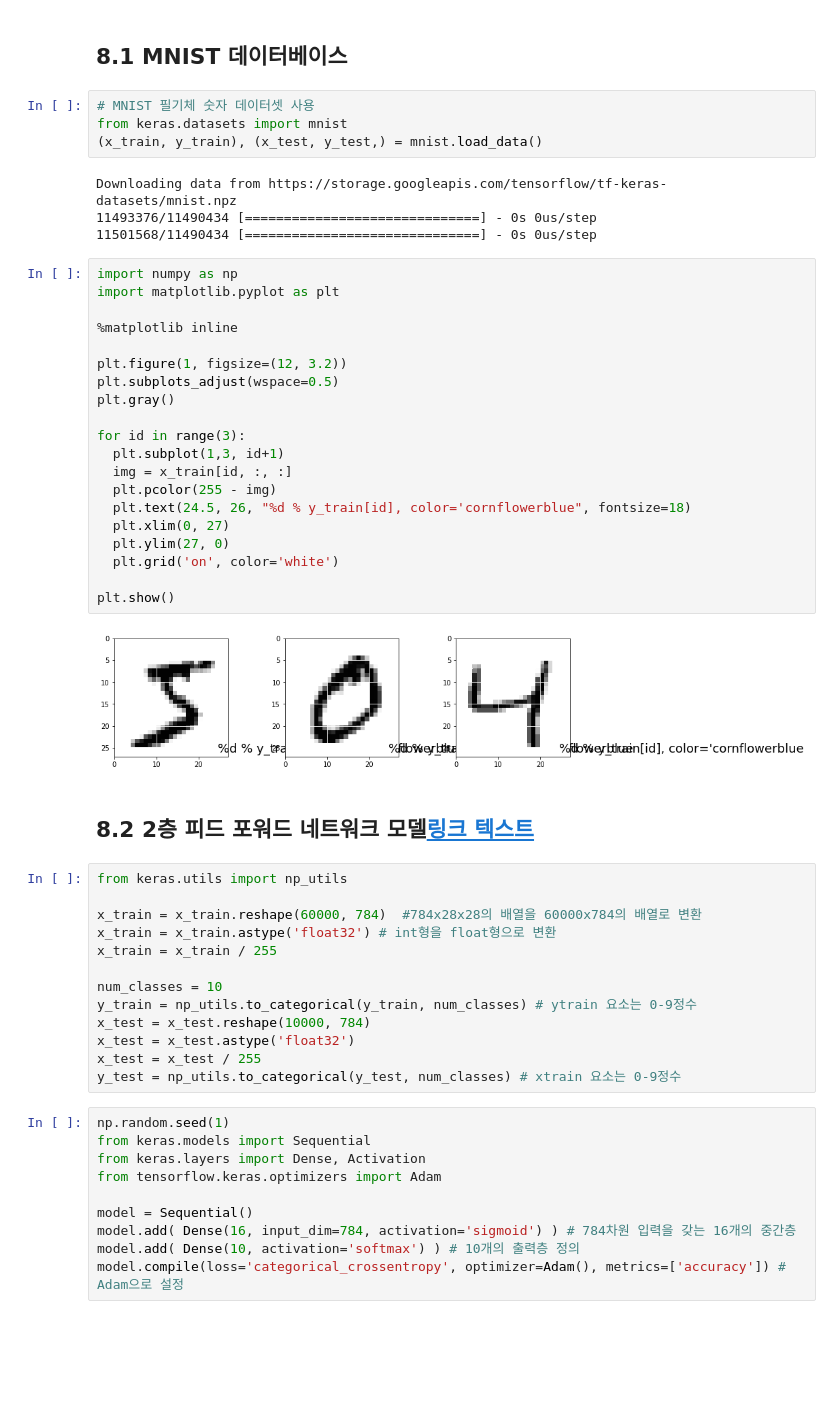
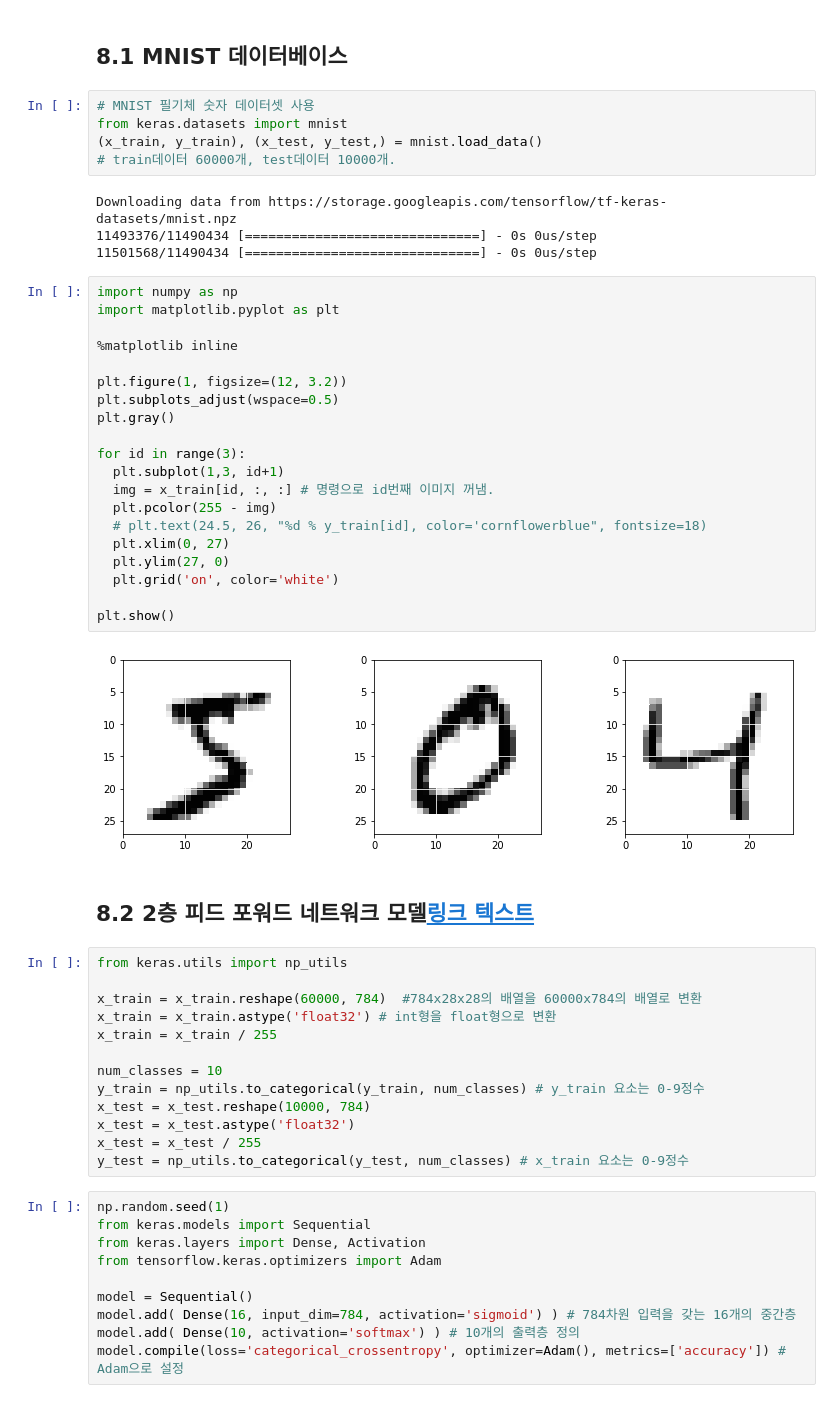
Before and after one commit to josephsh97KIM/MS_study, a Jupyter notebook: CAU_VIlab/week5_1.ipynb, the cells around one changed output. Cells and saved outputs as stored; diff of their text form; blank space fills up the shorter version.

```diff
--- a/CAU_VIlab/week5_1.ipynb
+++ b/CAU_VIlab/week5_1.ipynb
@@ -6,6 +6,7 @@
 # MNIST 필기체 숫자 데이터셋 사용
 from keras.datasets import mnist
 (x_train, y_train), (x_test, y_test,) = mnist.load_data()
+# train데이터 60000개, test데이터 10000개.
 # %% [output]
 Downloading data from https://storage.googleapis.com/tensorflow/tf-keras-datasets/mnist.npz
 11493376/11490434 [==============================] - 0s 0us/step
@@ -13,25 +14,25 @@ Downloading data from https://storage.googleapis.com/tensorflow/tf-keras-dataset
 # %%
 import numpy as np
 import matplotlib.pyplot as plt
 
 %matplotlib inline
 
 plt.figure(1, figsize=(12, 3.2))
 plt.subplots_adjust(wspace=0.5)
 plt.gray()
 
 for id in range(3):
   plt.subplot(1,3, id+1)
-  img = x_train[id, :, :]
+  img = x_train[id, :, :] # 명령으로 id번째 이미지 꺼냄.
   plt.pcolor(255 - img)
-  plt.text(24.5, 26, "%d % y_train[id], color='cornflowerblue", fontsize=18)
+  # plt.text(24.5, 26, "%d % y_train[id], color='cornflowerblue", fontsize=18)
   plt.xlim(0, 27)
   plt.ylim(27, 0)
   plt.grid('on', color='white')
 
 plt.show()
 # %% [output]
-[figure, old version]
+[figure, new version]
 # %% [markdown]
 ## 8.2 2층 피드 포워드 네트워크 모델[링크 텍스트](https://)
 # %%
@@ -42,11 +43,11 @@ x_train = x_train.astype('float32') # int형을 float형으로 변환
 x_train = x_train / 255
 
 num_classes = 10
-y_train = np_utils.to_categorical(y_train, num_classes) # ytrain 요소는 0-9정수
+y_train = np_utils.to_categorical(y_train, num_classes) # y_train 요소는 0-9정수
 x_test = x_test.reshape(10000, 784)
 x_test = x_test.astype('float32')
 x_test = x_test / 255
-y_test = np_utils.to_categorical(y_test, num_classes) # xtrain 요소는 0-9정수
+y_test = np_utils.to_categorical(y_test, num_classes) # x_train 요소는 0-9정수
 # %%
 np.random.seed(1)
 from keras.models import Sequential
```
Also changed, not shown: parts of 20 cells of this notebook.
